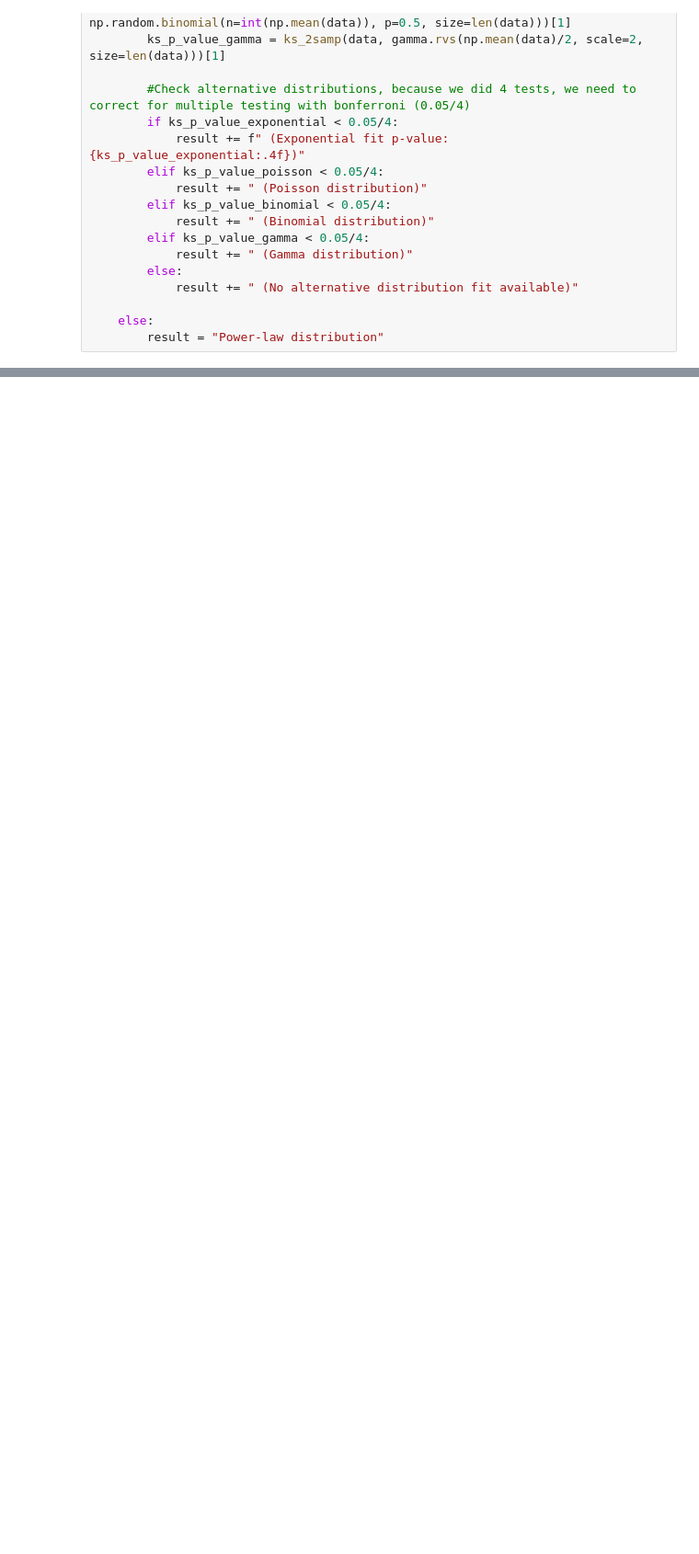
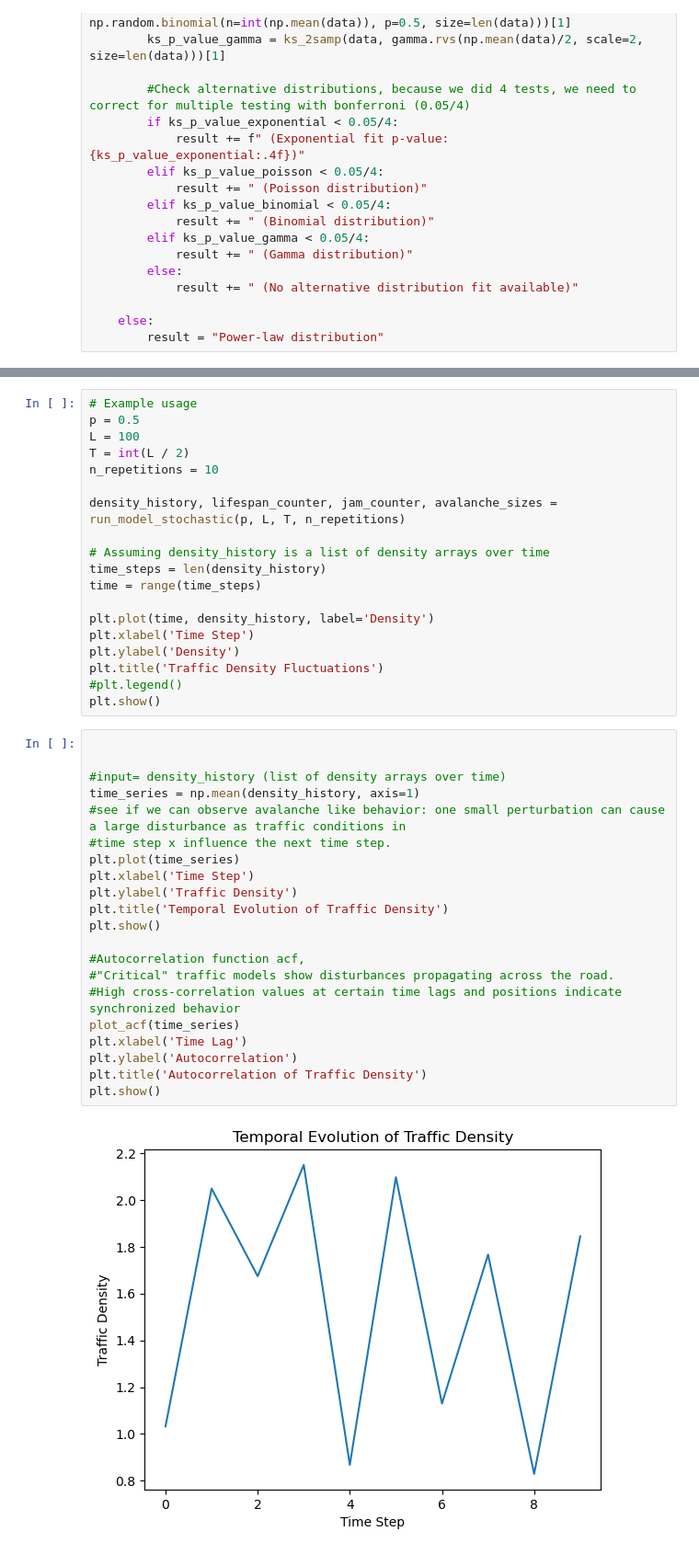
Before and after one commit to ThomasTenDamme/CSS-Group1, a Jupyter notebook: Prep_plot_function.ipynb, the cells around one changed output, grey strips where cells are left out. Shown: that part at 92% size. Cells and saved outputs as stored; diff of their text form; blank space fills up the shorter version.

```diff
--- a/Prep_plot_function.ipynb
+++ b/Prep_plot_function.ipynb
@@ -361,0 +554,42 @@ def analyze_powerlaw_distribution2(data):
+# %%
+# Example usage
+p = 0.5
+L = 100
+T = int(L / 2)
+n_repetitions = 10
+
+density_history, lifespan_counter, jam_counter, avalanche_sizes = run_model_stochastic(p, L, T, n_repetitions)
+
+# Assuming density_history is a list of density arrays over time
+time_steps = len(density_history)
+time = range(time_steps)
+
+plt.plot(time, density_history, label='Density')
+plt.xlabel('Time Step')
+plt.ylabel('Density')
+plt.title('Traffic Density Fluctuations')
+#plt.legend()
+plt.show()
+# %%
+
+
+#input= density_history (list of density arrays over time)
+time_series = np.mean(density_history, axis=1)
+#see if we can observe avalanche like behavior: one small perturbation can cause a large disturbance as traffic conditions in
+#time step x influence the next time step.
+plt.plot(time_series)
+plt.xlabel('Time Step')
+plt.ylabel('Traffic Density')
+plt.title('Temporal Evolution of Traffic Density')
+plt.show()
+
+#Autocorrelation function acf,
+#"Critical" traffic models show disturbances propagating across the road.
+#High cross-correlation values at certain time lags and positions indicate synchronized behavior
+plot_acf(time_series)
+plt.xlabel('Time Lag')
+plt.ylabel('Autocorrelation')
+plt.title('Autocorrelation of Traffic Density')
+plt.show()
+# %% [output]
+[figure, added]
```
Also changed, not shown: parts of 5 cells of this notebook.
